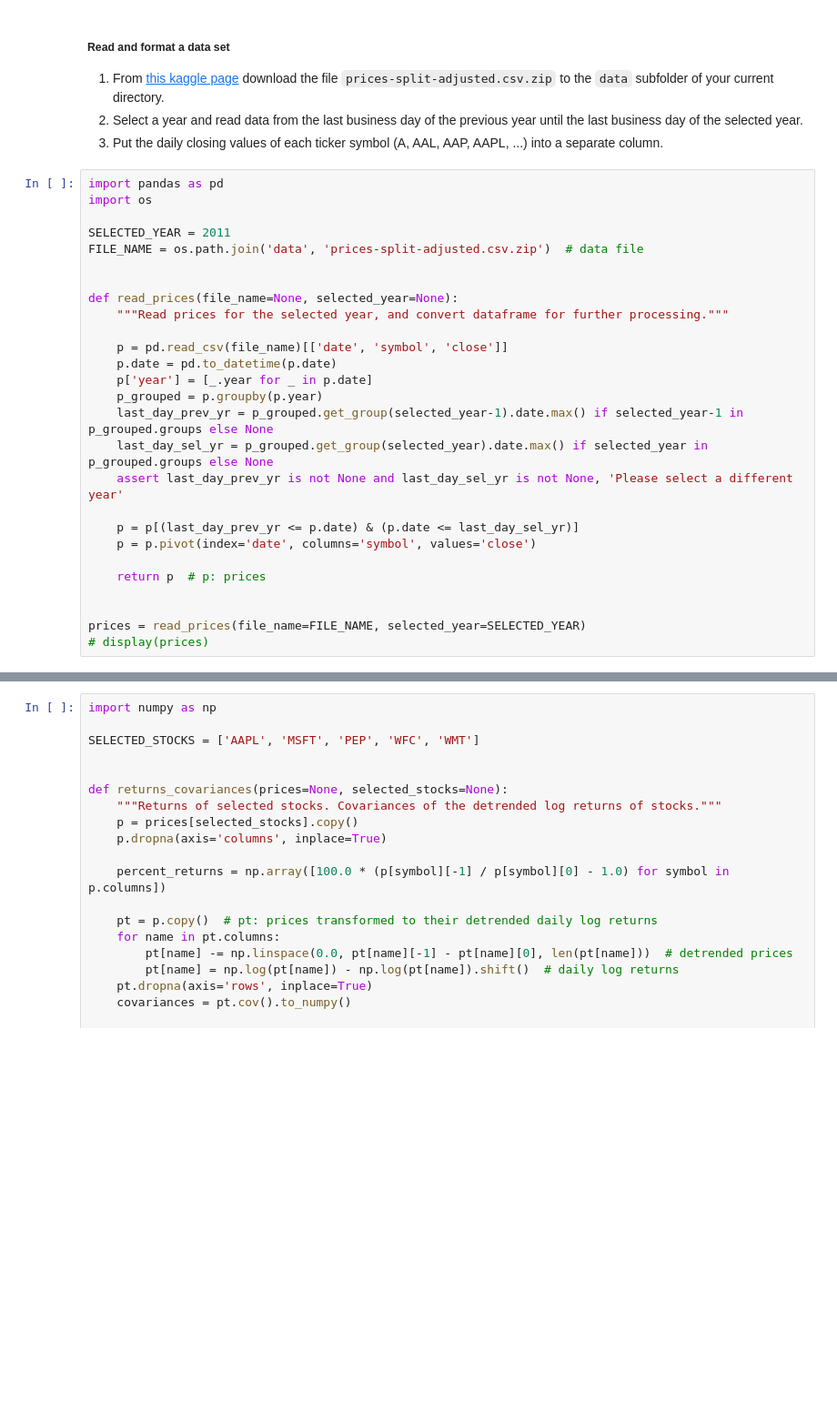
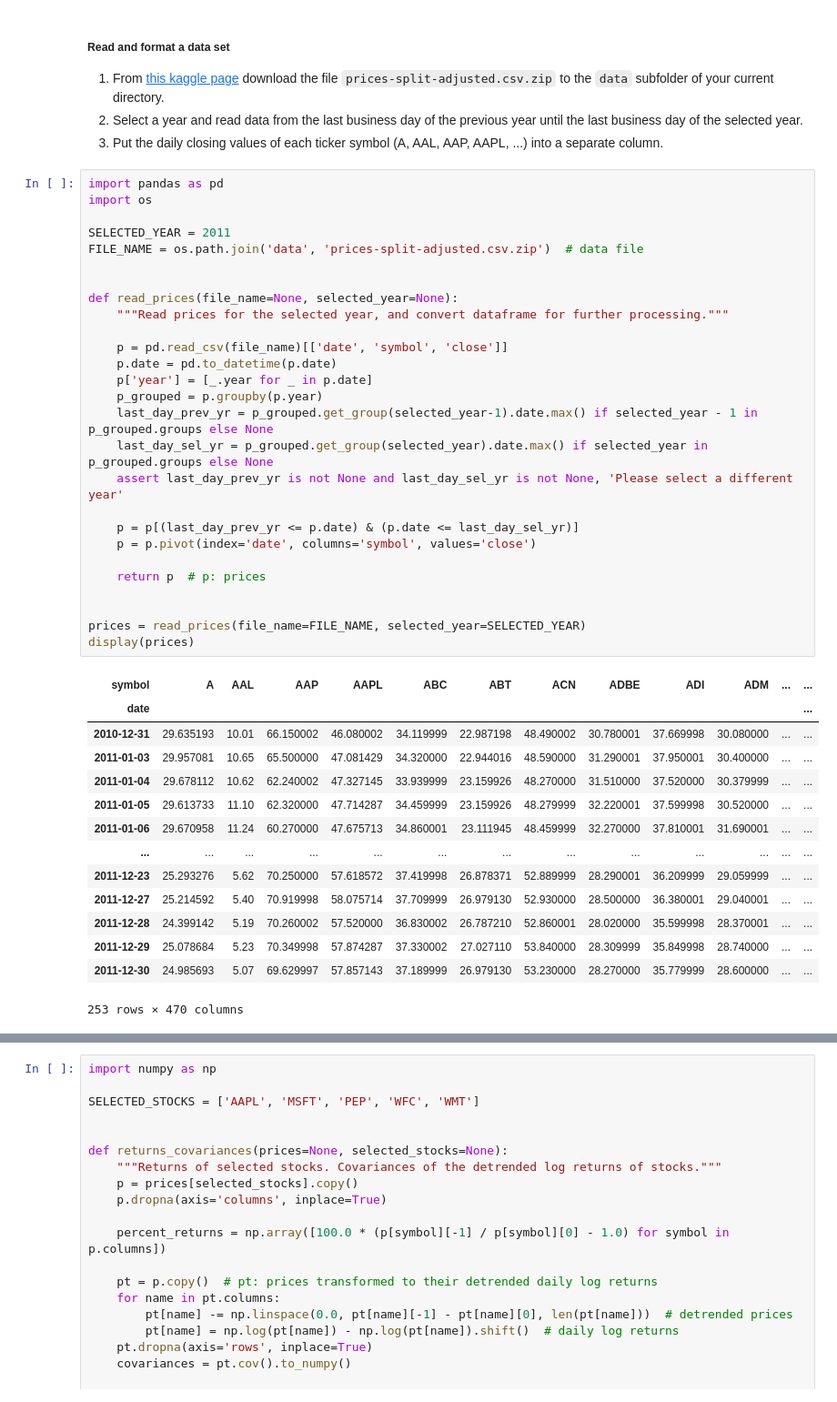
Before and after one commit to fij/btup, a Jupyter notebook: 02 Efficient Markets.ipynb, the cells around one changed output, grey strips where cells are left out. Shown at 91% size. Drawn from its saved outputs; the diff is of its cells as text; blank space fills up the shorter version.

```diff
--- a/02 Efficient Markets.ipynb
+++ b/02 Efficient Markets.ipynb
@@ -518,30 +518,45 @@ Calculate the efficient frontier for a portfolio that contains `stocks only`, an
 # %%
 import pandas as pd
 import os
 
 SELECTED_YEAR = 2011
 FILE_NAME = os.path.join('data', 'prices-split-adjusted.csv.zip')  # data file
 
 
 def read_prices(file_name=None, selected_year=None):
     """Read prices for the selected year, and convert dataframe for further processing."""
 
     p = pd.read_csv(file_name)[['date', 'symbol', 'close']]
     p.date = pd.to_datetime(p.date)
     p['year'] = [_.year for _ in p.date]
     p_grouped = p.groupby(p.year)
-    last_day_prev_yr = p_grouped.get_group(selected_year-1).date.max() if selected_year-1 in p_grouped.groups else None
+    last_day_prev_yr = p_grouped.get_group(selected_year-1).date.max() if selected_year - 1 in p_grouped.groups else None
     last_day_sel_yr = p_grouped.get_group(selected_year).date.max() if selected_year in p_grouped.groups else None
     assert last_day_prev_yr is not None and last_day_sel_yr is not None, 'Please select a different year'
 
     p = p[(last_day_prev_yr <= p.date) & (p.date <= last_day_sel_yr)]
     p = p.pivot(index='date', columns='symbol', values='close')
 
     return p  # p: prices
 
 
 prices = read_prices(file_name=FILE_NAME, selected_year=SELECTED_YEAR)
-# display(prices)
+display(prices)
+# %% [output]
+| symbol | A | AAL | AAP | AAPL | ABC | ABT | ACN | ADBE | ADI | ADM | ... | ... |
+| date |  |  |  |  |  |  |  |  |  |  |  | ... |
+| 2010-12-31 | 29.635193 | 10.01 | 66.150002 | 46.080002 | 34.119999 | 22.987198 | 48.490002 | 30.780001 | 37.669998 | 30.080000 | ... | ... |
+| 2011-01-03 | 29.957081 | 10.65 | 65.500000 | 47.081429 | 34.320000 | 22.944016 | 48.590000 | 31.290001 | 37.950001 | 30.400000 | ... | ... |
+| 2011-01-04 | 29.678112 | 10.62 | 62.240002 | 47.327145 | 33.939999 | 23.159926 | 48.270000 | 31.510000 | 37.520000 | 30.379999 | ... | ... |
+| 2011-01-05 | 29.613733 | 11.10 | 62.320000 | 47.714287 | 34.459999 | 23.159926 | 48.279999 | 32.220001 | 37.599998 | 30.520000 | ... | ... |
+| 2011-01-06 | 29.670958 | 11.24 | 60.270000 | 47.675713 | 34.860001 | 23.111945 | 48.459999 | 32.270000 | 37.810001 | 31.690001 | ... | ... |
+| ... | ... | ... | ... | ... | ... | ... | ... | ... | ... | ... | ... | ... |
+| 2011-12-23 | 25.293276 | 5.62 | 70.250000 | 57.618572 | 37.419998 | 26.878371 | 52.889999 | 28.290001 | 36.209999 | 29.059999 | ... | ... |
+| 2011-12-27 | 25.214592 | 5.40 | 70.919998 | 58.075714 | 37.709999 | 26.979130 | 52.930000 | 28.500000 | 36.380001 | 29.040001 | ... | ... |
+| 2011-12-28 | 24.399142 | 5.19 | 70.260002 | 57.520000 | 36.830002 | 26.787210 | 52.860001 | 28.020000 | 35.599998 | 28.370001 | ... | ... |
+| 2011-12-29 | 25.078684 | 5.23 | 70.349998 | 57.874287 | 37.330002 | 27.027110 | 53.840000 | 28.309999 | 35.849998 | 28.740000 | ... | ... |
+| 2011-12-30 | 24.985693 | 5.07 | 69.629997 | 57.857143 | 37.189999 | 26.979130 | 53.230000 | 28.270000 | 35.779999 | 28.600000 | ... | ... |
+253 rows × 470 columns
 # %% [markdown]
 ##### Returns and the covariance matrix
 
```
Also changed, not shown: parts of 7 cells of this notebook.
